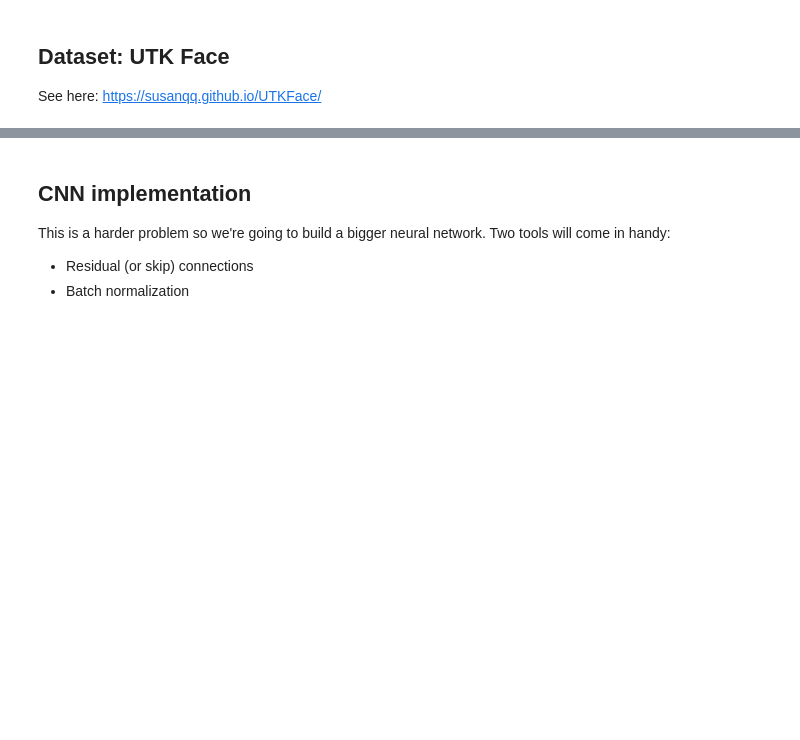
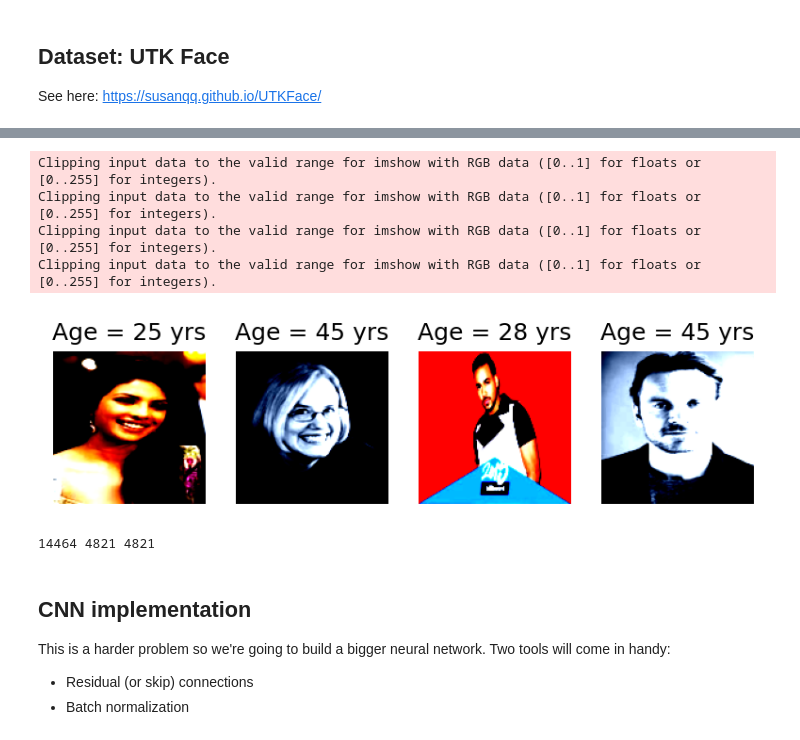
Before and after one commit to colen-teaching/DATA442-Fall-2026, a Jupyter notebook: notebooks/11.1_CNN_regression_template.ipynb, the cells around one changed output, grey strips where cells are left out. Drawn from its saved outputs; the diff is of its cells as text; code cells hidden in the pictures; blank space fills up the shorter version.

```diff
--- a/notebooks/11.1_CNN_regression_template.ipynb
+++ b/notebooks/11.1_CNN_regression_template.ipynb
@@ -46,10 +50,25 @@ class UTKFaceDataset(Dataset):
     def __init__(self,
                  root=os.path.expanduser('~/data10/utk-face/UTKface_inthewild'),
                  transform=None):
+        self.root = root
+        self.transform = transform
+
+        self.image_files = [f for f in os.listdir(root) if f.endswith('.jpg')]
 
     def __len__(self):
+        return len(self.image_files)
 
     def __getitem__(self, idx):
+        image_file = self.image_files[idx]
+        image = Image.open(os.path.join(self.root, image_file))
+        if image.mode != 'RGB':
+            image = image.convert('RGB')
+
+        if self.transform:
+            image = self.transform(image)
+
+        age = int(image_file.split('_')[0])
+        return image, torch.tensor(age, dtype=torch.float32)
 # %%
 dataset = UTKFaceDataset()
 
@@ -63,23 +84,40 @@ for ii in range(4):
 # %%
 from torchvision.transforms import v2
 
+# ImageNet normalization
+imagenet_mean = np.array([0.485, 0.456, 0.406])
+imagenet_std = np.array([0.229, 0.224, 0.225])
+norm = v2.Normalize(mean=imagenet_mean, std=imagenet_std)
+
 transform = v2.Compose([
     # Transforms go here
+    v2.ToImage(),
+    v2.Resize([128, 128]),
+    v2.ToDtype(torch.float32, scale=True),
+    norm,
 ])
 dataset = UTKFaceDataset(transform=transform)
 
 fig, ax = plt.subplots(1, 4)
 for ii in range(4):
     idx = np.random.choice(len(dataset))
     img, age = dataset[idx]
-    img = denormalize(img)
+    # img = denormalize(img)
     ax[ii].imshow(img.permute(1, 2, 0))
     ax[ii].set_title(f'Age = {age:.0f} yrs')
     ax[ii].axis('off')
+# %% [output]
+Clipping input data to the valid range for imshow with RGB data ([0..1] for floats or [0..255] for integers).
+Clipping input data to the valid range for imshow with RGB data ([0..1] for floats or [0..255] for integers).
+Clipping input data to the valid range for imshow with RGB data ([0..1] for floats or [0..255] for integers).
+Clipping input data to the valid range for imshow with RGB data ([0..1] for floats or [0..255] for integers).
+[figure, added]
 # %%
 from torch.utils.data import random_split
 train_dataset, val_dataset, test_dataset = random_split(dataset, lengths=[0.6, 0.2, 0.2])
 print(len(train_dataset), len(val_dataset), len(test_dataset))
+# %% [output]
+14464 4821 4821
 # %% [markdown]
 ## CNN implementation
 
```
Also changed, not shown: parts of 13 cells of this notebook, 4 other files.
